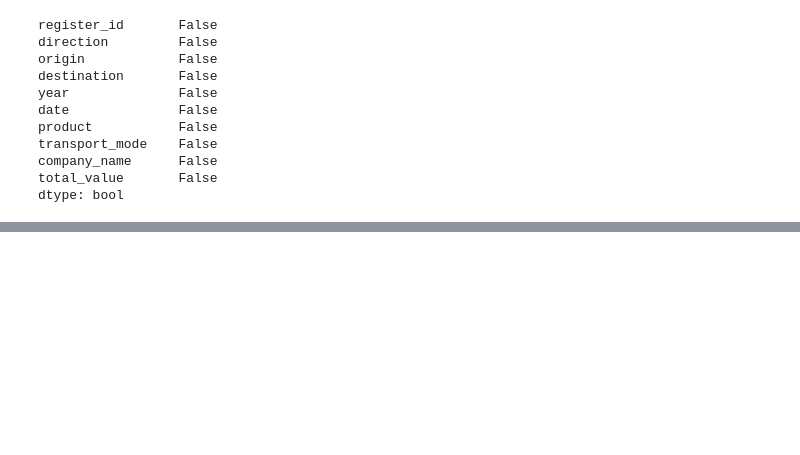
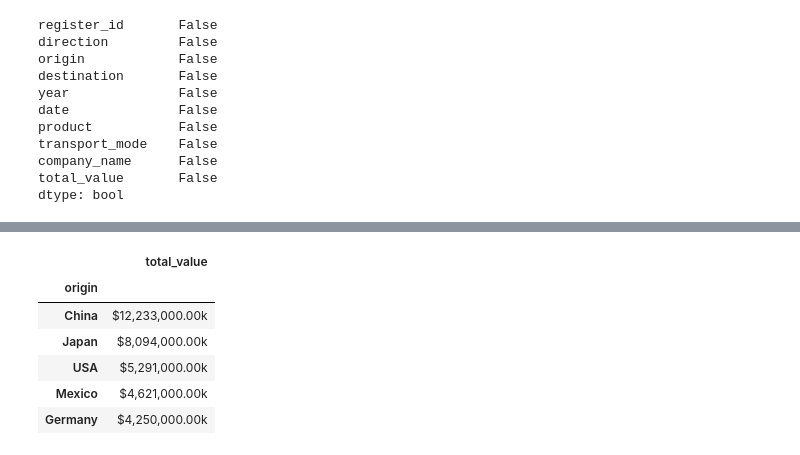
Before and after one commit to PacoV3/emtech-p2, a Jupyter notebook: ANALISIS_02_VENTURA_SEGURA.ipynb, the cells around one changed output, grey strips where cells are left out. Saved outputs shown, nothing was run; the diff lists cells and outputs as text; code cells hidden in the pictures; blank space fills up the shorter version.

```diff
--- a/ANALISIS_02_VENTURA_SEGURA.ipynb
+++ b/ANALISIS_02_VENTURA_SEGURA.ipynb
@@ -120,0 +146,14 @@ sns.despine(left=True, bottom=True)
+# %%
+imports_df = synergy_l_data[synergy_l_data['direction'] == 'Imports']
+exports_df = synergy_l_data[synergy_l_data['direction'] == 'Exports']
+# %%
+country_origin_revenue = imports_df.groupby(by=['origin']).sum()['total_value'].sort_values(ascending=False)
+country_origin_revenue.apply((lambda x: '${:,.2f}k'.format(x/1000))).to_frame().head()
+# %% [output]
+|  | total_value |
+| origin |  |
+| China | $12,233,000.00k |
+| Japan | $8,094,000.00k |
+| USA | $5,291,000.00k |
+| Mexico | $4,621,000.00k |
+| Germany | $4,250,000.00k |
```
Also changed, not shown: parts of 11 cells of this notebook, 2 other files.
